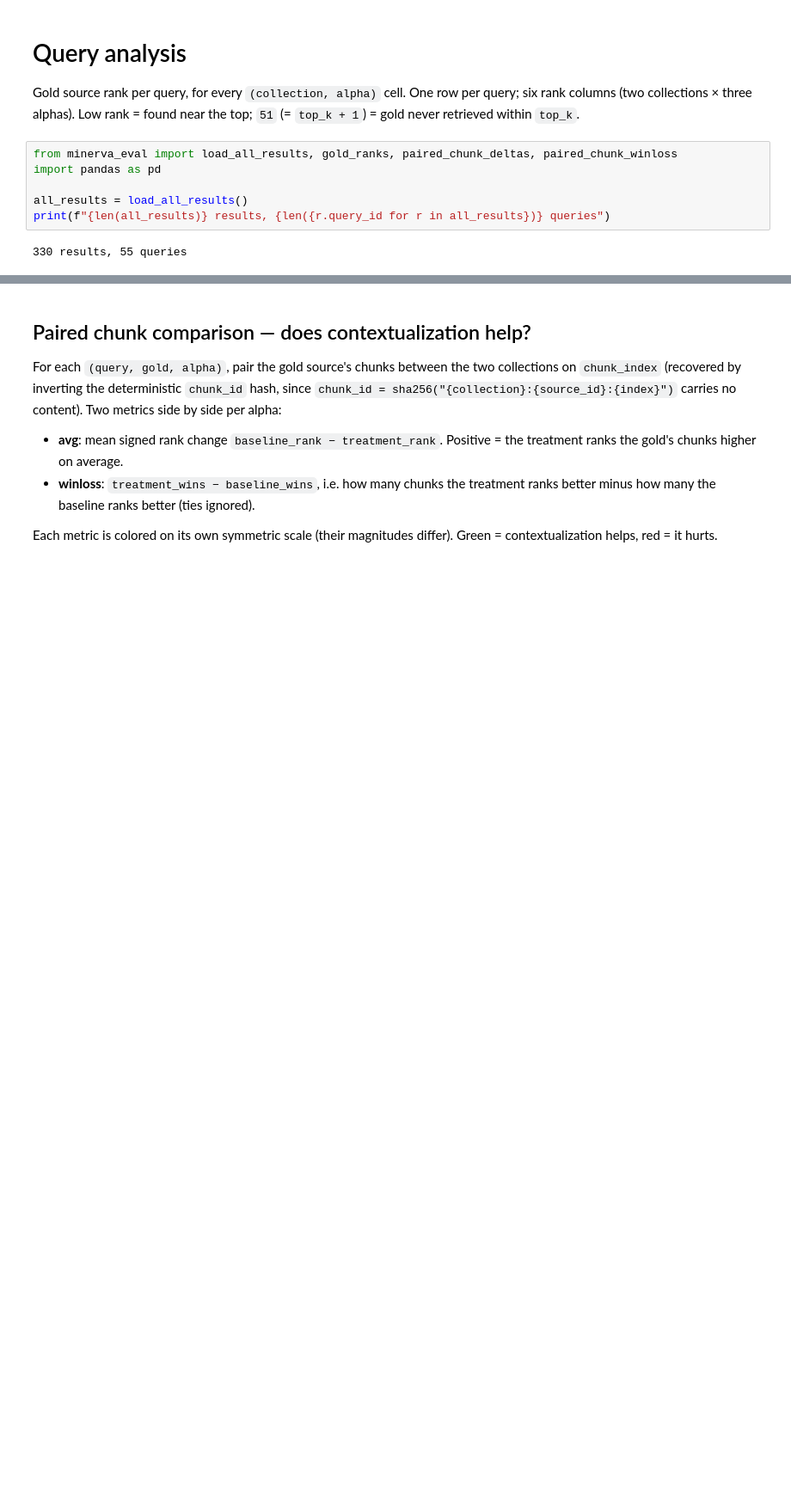
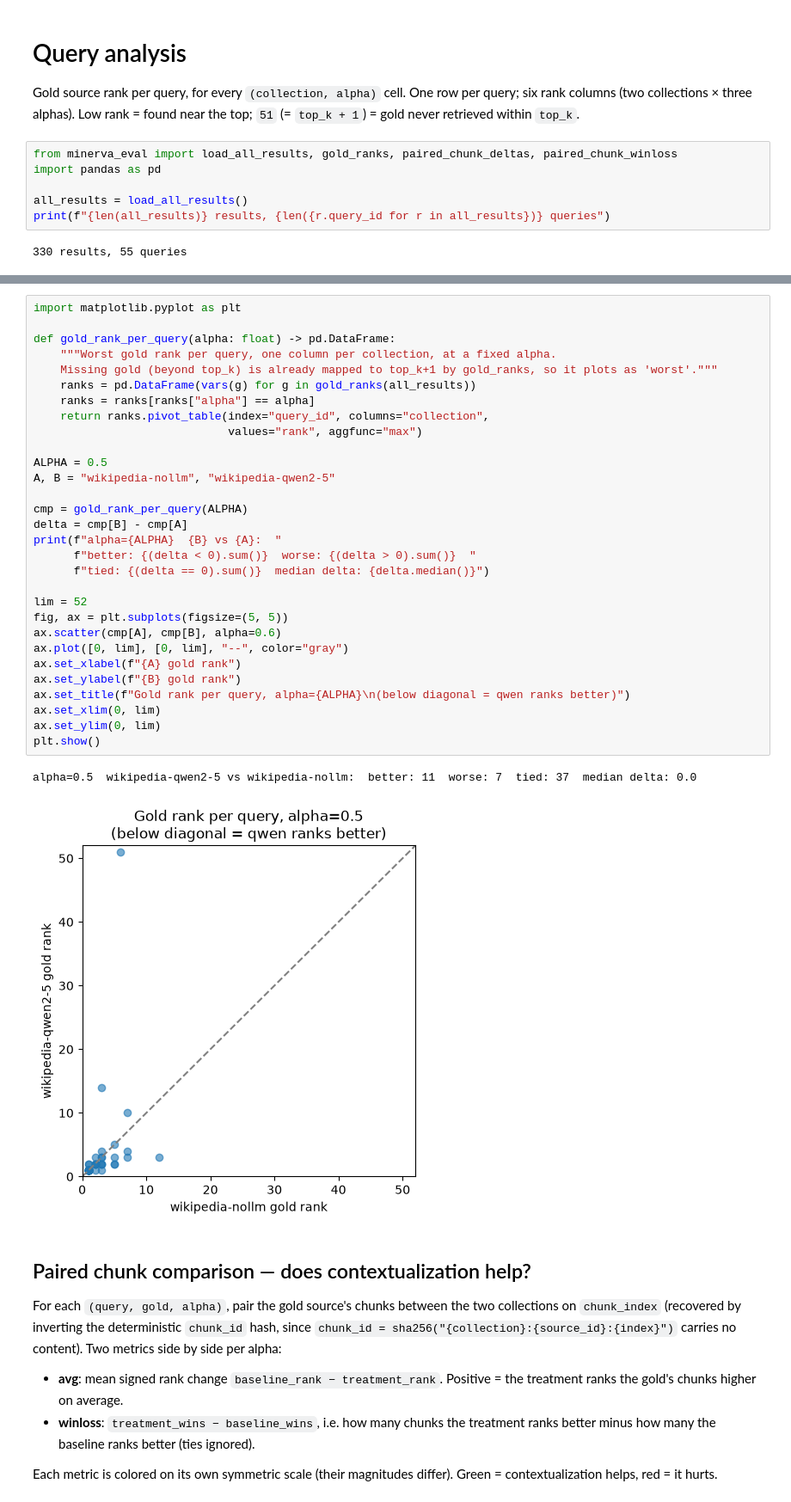
Before and after one commit to michele-orsini-71/minerva2, a Jupyter notebook: eval/notebooks/contextualization_performance.ipynb, the cells around one changed output, grey strips where cells are left out. Shown at 86% size. Saved outputs shown, nothing was run; the diff lists cells and outputs as text; blank space fills up the shorter version.

```diff
--- a/eval/notebooks/contextualization_performance.ipynb
+++ b/eval/notebooks/contextualization_performance.ipynb
@@ -52,3 +49,36 @@ table.style.background_gradient(cmap="RdYlGn_r", axis=None)
+# %%
+import matplotlib.pyplot as plt
+
+def gold_rank_per_query(alpha: float) -> pd.DataFrame:
+    """Worst gold rank per query, one column per collection, at a fixed alpha.
+    Missing gold (beyond top_k) is already mapped to top_k+1 by gold_ranks, so it plots as 'worst'."""
+    ranks = pd.DataFrame(vars(g) for g in gold_ranks(all_results))
+    ranks = ranks[ranks["alpha"] == alpha]
+    return ranks.pivot_table(index="query_id", columns="collection",
+                             values="rank", aggfunc="max")
+
+ALPHA = 0.5
+A, B = "wikipedia-nollm", "wikipedia-qwen2-5"
+
+cmp = gold_rank_per_query(ALPHA)
+delta = cmp[B] - cmp[A]
+print(f"alpha={ALPHA}  {B} vs {A}:  "
+      f"better: {(delta < 0).sum()}  worse: {(delta > 0).sum()}  "
+      f"tied: {(delta == 0).sum()}  median delta: {delta.median()}")
+
+lim = 52
+fig, ax = plt.subplots(figsize=(5, 5))
+ax.scatter(cmp[A], cmp[B], alpha=0.6)
+ax.plot([0, lim], [0, lim], "--", color="gray")
+ax.set_xlabel(f"{A} gold rank")
+ax.set_ylabel(f"{B} gold rank")
+ax.set_title(f"Gold rank per query, alpha={ALPHA}\n(below diagonal = qwen ranks better)")
+ax.set_xlim(0, lim)
+ax.set_ylim(0, lim)
+plt.show()
+# %% [output]
+alpha=0.5  wikipedia-qwen2-5 vs wikipedia-nollm:  better: 11  worse: 7  tied: 37  median delta: 0.0
+[figure, added]
 # %% [markdown]
 ## Paired chunk comparison — does contextualization help?
 
```
Also changed, not shown: parts of 5 cells of this notebook, 1 other file.
